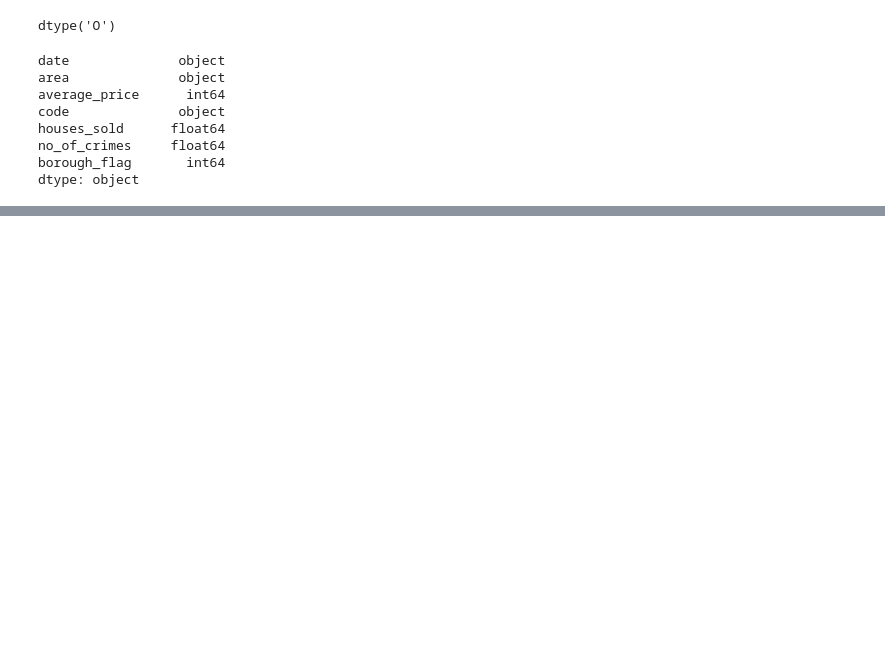
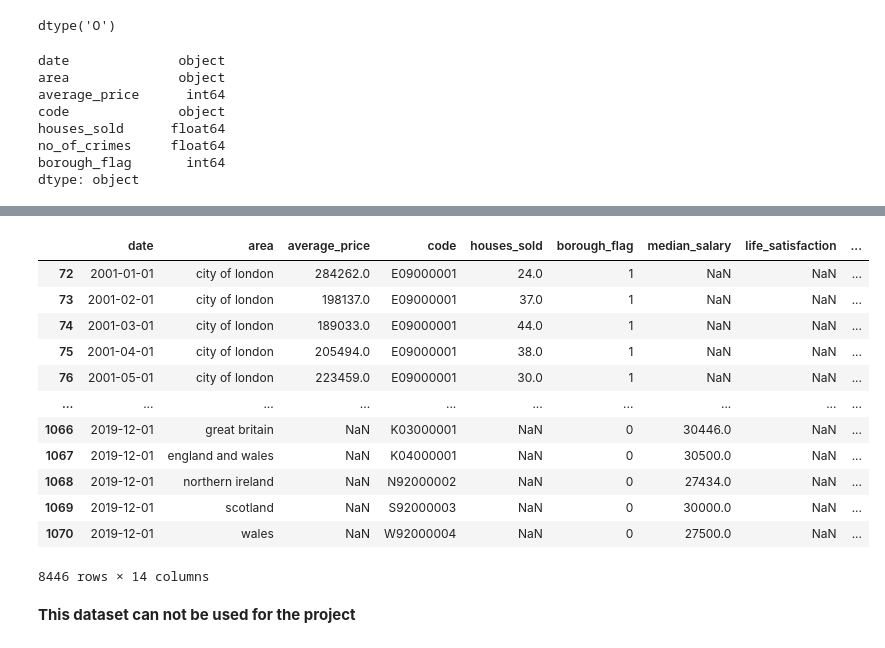
Before and after one commit to Ubaid-Ur-RehmanJ/kaggle-projects, a Jupyter notebook: housing in london.ipynb, the cells around one changed output, grey strips where cells are left out. Drawn from its saved outputs; the diff is of its cells as text; code cells hidden in the pictures; blank space fills up the shorter version.

Commit message:
Kaggle Notebook | Housing in London | Version 5

```diff
--- a/housing in london.ipynb
+++ b/housing in london.ipynb
@@ -22,7 +22,7 @@ for dirname, _, filenames in os.walk('/kaggle/input'):
 # %%
 import pandas as pd
 # %%
-df = pd.read_csv("/kaggle/input/housing-in-london/housing_in_london_monthly_variables.csv")
-df.head()
-df.isnull().sum()
+df1 = pd.read_csv("/kaggle/input/housing-in-london/housing_in_london_monthly_variables.csv")
+df1.head()
+#df.isnull().sum()
 # %% [output]
@@ -69 +67,3 @@ borough_flag              int64
 dtype: object
+# %%
+df1.dropna(inplace=True)
@@ -69,0 +105,2 @@ dtype: object
+# %%
+df2 = pd.read_csv("/kaggle/input/housing-in-london/housing_in_london_yearly_variables.csv")
@@ -69,0 +136,4 @@ dtype: object
+# %%
+#concatinating the data frame
+df = pd.concat([df1, df2])
+df.head()
@@ -69,0 +170,19 @@ dtype: object
+# %%
+# dropping the columns
+df.drop(columns = ["no_of_crimes", ])
+# %% [output]
+|  | date | area | average_price | code | houses_sold | borough_flag | median_salary | life_satisfaction | ... |
+| 72 | 2001-01-01 | city of london | 284262.0 | E09000001 | 24.0 | 1 | NaN | NaN | ... |
+| 73 | 2001-02-01 | city of london | 198137.0 | E09000001 | 37.0 | 1 | NaN | NaN | ... |
+| 74 | 2001-03-01 | city of london | 189033.0 | E09000001 | 44.0 | 1 | NaN | NaN | ... |
+| 75 | 2001-04-01 | city of london | 205494.0 | E09000001 | 38.0 | 1 | NaN | NaN | ... |
+| 76 | 2001-05-01 | city of london | 223459.0 | E09000001 | 30.0 | 1 | NaN | NaN | ... |
+| ... | ... | ... | ... | ... | ... | ... | ... | ... | ... |
+| 1066 | 2019-12-01 | great britain | NaN | K03000001 | NaN | 0 | 30446.0 | NaN | ... |
+| 1067 | 2019-12-01 | england and wales | NaN | K04000001 | NaN | 0 | 30500.0 | NaN | ... |
+| 1068 | 2019-12-01 | northern ireland | NaN | N92000002 | NaN | 0 | 27434.0 | NaN | ... |
+| 1069 | 2019-12-01 | scotland | NaN | S92000003 | NaN | 0 | 30000.0 | NaN | ... |
+| 1070 | 2019-12-01 | wales | NaN | W92000004 | NaN | 0 | 27500.0 | NaN | ... |
+8446 rows × 14 columns
+# %% [markdown]
+**This dataset can not be used for the project**
```
Also changed, not shown: parts of 18 cells of this notebook.
